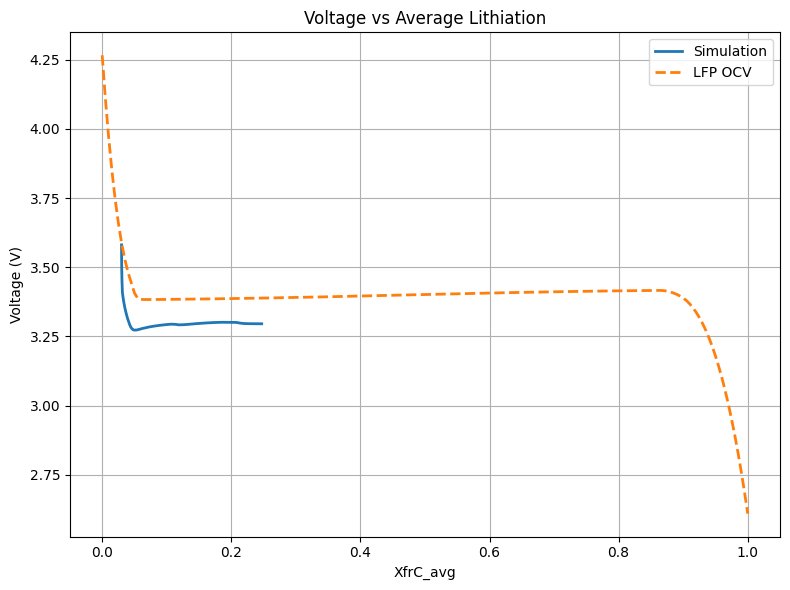
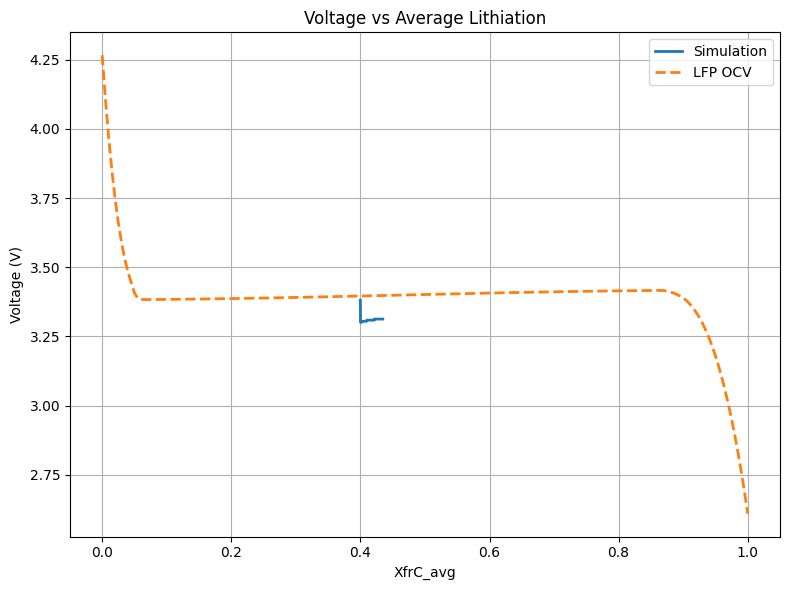
Code edit (unified diff) that turned the first committed figure into the second:
--- before
+++ after
@@ -47,5 +47,5 @@
 
 df1 = load_data(
-    "../MSU_HPCC/slurm_besfem-config-tiff-3.0-9518883.SLURMout"
+    "../MSU_HPCC/slurm_besfem-config-tiff-3.0-24hr-mu-10071104.SLURMout"
 )
 
@@ -90,37 +90,37 @@
 plt.show()
 
-# ============================================================
-# PLOT 2: Cp_min AND Cp_max VS AVERAGE LITHIATION
-# ============================================================
+# # ============================================================
+# # PLOT 2: Cp_min AND Cp_max VS AVERAGE LITHIATION
+# # ============================================================
 
-plt.figure(figsize=(8, 6))
+# plt.figure(figsize=(8, 6))
 
-plt.plot(
-    df1["XfrC_avg"],
-    df1["Cp_min"],
-    linewidth=2,
-    label="Cp_min"
-)
+# plt.plot(
+#     df1["XfrC_avg"],
+#     df1["Cp_min"],
+#     linewidth=2,
+#     label="Cp_min"
+# )
 
-plt.plot(
-    df1["XfrC_avg"],
-    df1["Cp_max"],
-    linewidth=2,
-    label="Cp_max"
-)
+# plt.plot(
+#     df1["XfrC_avg"],
+#     df1["Cp_max"],
+#     linewidth=2,
+#     label="Cp_max"
+# )
 
-plt.plot(
-    df1["XfrC_avg"],
-    df1["XfrC_avg"],
-    "--",
-    linewidth=2,
-    label="XfrC_avg"
-)
+# plt.plot(
+#     df1["XfrC_avg"],
+#     df1["XfrC_avg"],
+#     "--",
+#     linewidth=2,
+#     label="XfrC_avg"
+# )
 
-plt.xlabel("XfrC_avg")
-plt.ylabel("Concentration")
-plt.title("LFP Concentration Spread")
-plt.grid(True)
-plt.legend()
-plt.tight_layout()
-plt.show()
+# plt.xlabel("XfrC_avg")
+# plt.ylabel("Concentration")
+# plt.title("LFP Concentration Spread")
+# plt.grid(True)
+# plt.legend()
+# plt.tight_layout()
+# plt.show()

Commit: clean up for output file